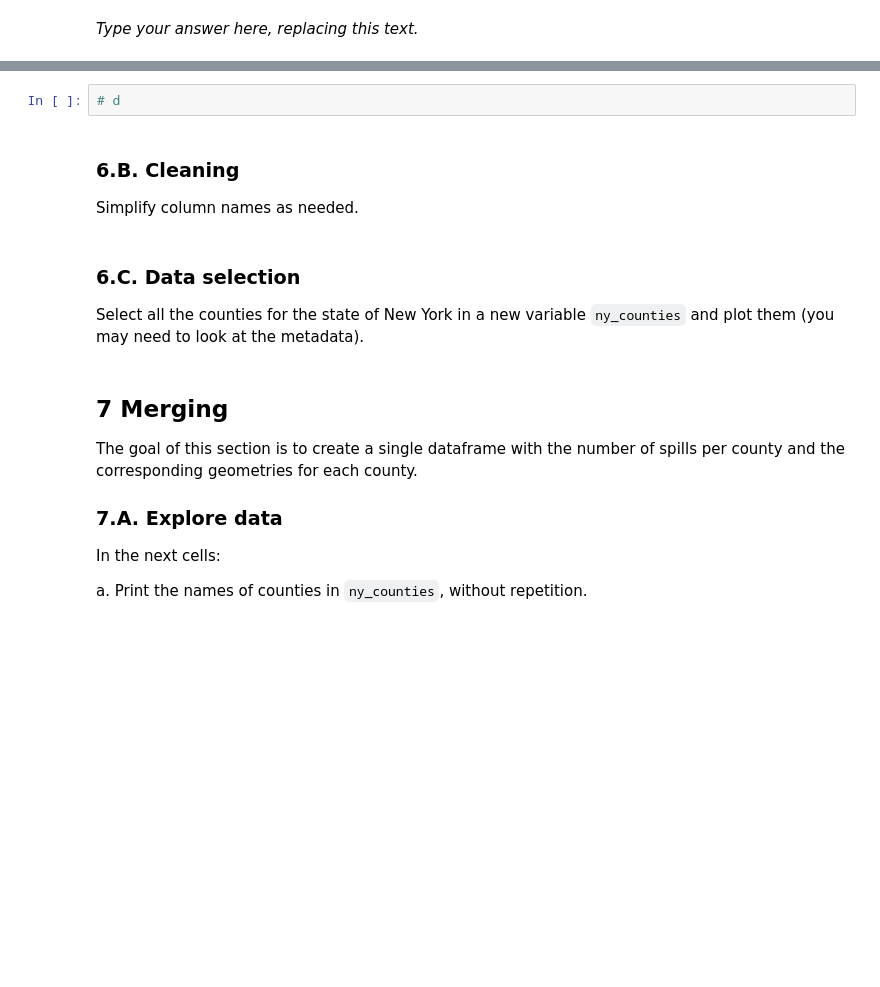
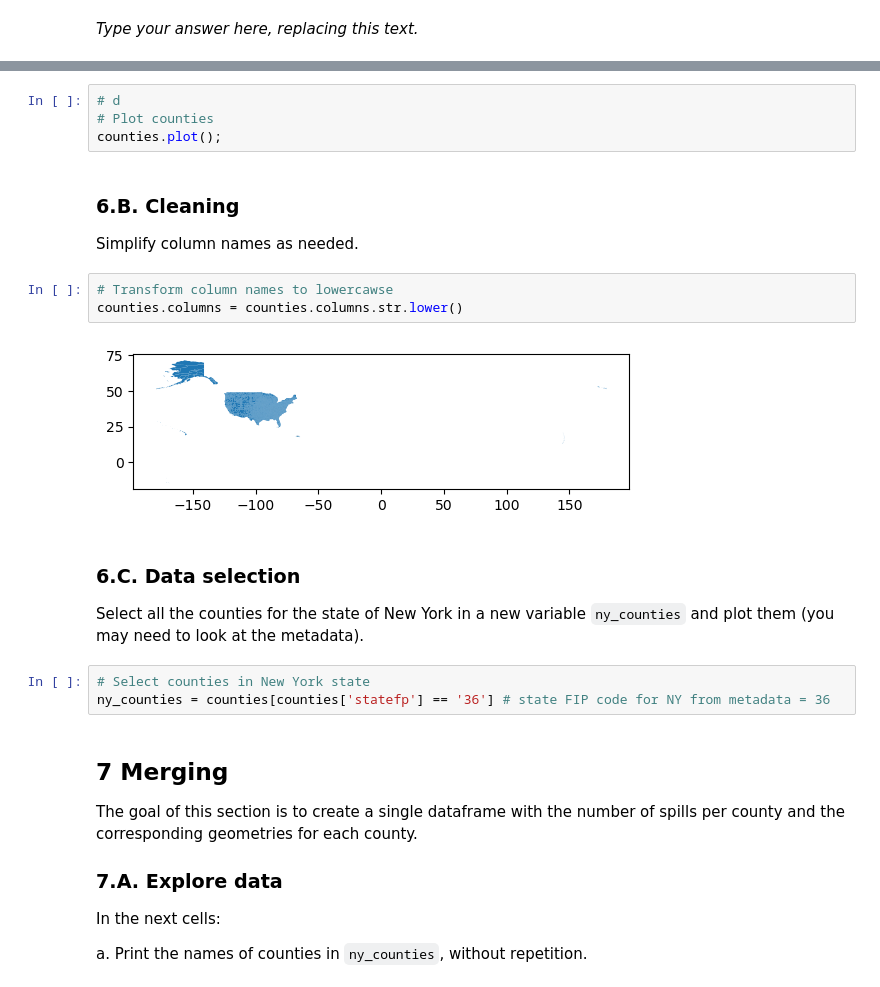
Before and after one commit to sarah-busby/eds220-hwk3, a Jupyter notebook: hwk3-task2-spills.ipynb, the cells around one changed output, grey strips where cells are left out. Cells and saved outputs as stored; diff of their text form; blank space fills up the shorter version.

```diff
--- a/hwk3-task2-spills.ipynb
+++ b/hwk3-task2-spills.ipynb
@@ -381,5 +500,7 @@ TypeError: 'Series' object is not callable
 # %%
 # d
+# Plot counties
+counties.plot();
 # %% [markdown]
 <!-- END QUESTION -->
 
@@ -388,6 +509,11 @@ TypeError: 'Series' object is not callable
 ### 6.B. Cleaning
 
 Simplify column names as needed.
+# %%
+# Transform column names to lowercawse
+counties.columns = counties.columns.str.lower()
+# %% [output]
+[figure, added]
 # %% [markdown]
 <!-- END QUESTION -->
 
@@ -396,6 +522,9 @@ Simplify column names as needed.
 ### 6.C. Data selection
 
 Select all the counties for the state of New York in a new variable `ny_counties` and plot them (you may need to look at the metadata).
+# %%
+# Select counties in New York state
+ny_counties = counties[counties['statefp'] == '36'] # state FIP code for NY from metadata = 36
 # %% [markdown]
 <!-- END QUESTION -->
 
```
Also changed, not shown: parts of 22 cells of this notebook.
